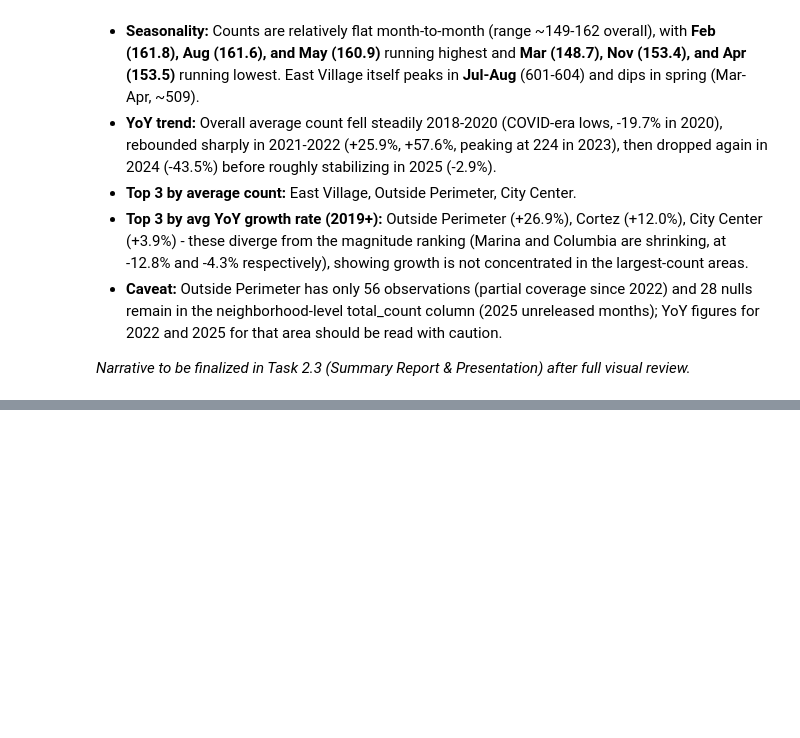
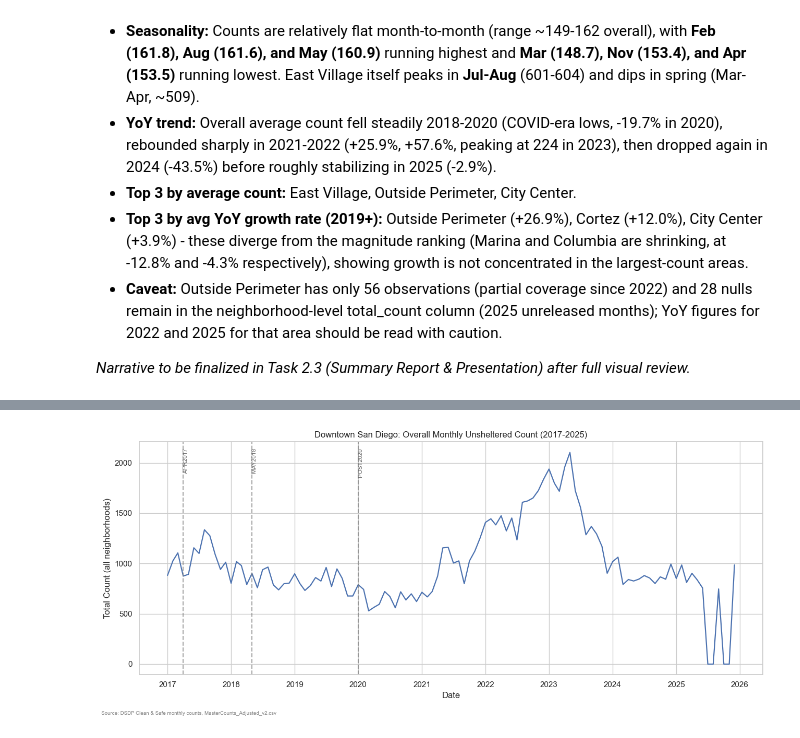
Before and after one commit to CapMorningStar/Downtown-Homeless-Analysis, a Jupyter notebook: EDA_DowntownCounts.ipynb, the cells around one changed output, grey strips where cells are left out. Saved outputs shown, nothing was run; the diff lists cells and outputs as text; code cells hidden in the pictures; blank space fills up the shorter version.

```diff
--- a/EDA_DowntownCounts.ipynb
+++ b/EDA_DowntownCounts.ipynb
@@ -336,0 +348,9 @@ plt.show()
+# %%
+REGIME_STARTS = {
+    'APR2017': pd.Timestamp('2017-04-01'),
+    'MAY2018': pd.Timestamp('2018-05-01'),
+    'POST2020': pd.Timestamp('2020-01-01'),
+}
+REGIME_COLORS = {'PRE2017': '#8172B2', 'APR2017': '#C44E52', 'MAY2018': '#DD8452', 'POST2020': '#4C72B0'}
+
+overall_ts = totals.groupby('date')['total_count'].sum().sort_index()
@@ -336,0 +363,16 @@ plt.show()
+# %%
+fig, ax = plt.subplots(figsize=(13, 5.5))
+ax.plot(overall_ts.index, overall_ts.values, color='#4C72B0', linewidth=1.6)
+
+for regime, start in REGIME_STARTS.items():
+    ax.axvline(start, color='gray', linestyle='--', alpha=0.7)
+    ax.text(start, ax.get_ylim()[1]*0.97, f' {regime}', rotation=90, va='top', fontsize=8, color='dimgray')
+
+ax.set_title('Downtown San Diego: Overall Monthly Unsheltered Count (2017-2025)')
+ax.set_xlabel('Date')
+ax.set_ylabel('Total Count (all neighborhoods)')
+fig.text(0.01, -0.02, 'Source: DSDP Clean & Safe monthly counts, MasterCounts_Adjusted_v2.csv', fontsize=7, color='gray')
+plt.tight_layout()
+plt.show()
+# %% [output]
+[figure, added]
```
Also changed, not shown: parts of 31 cells of this notebook, 2 other files.
